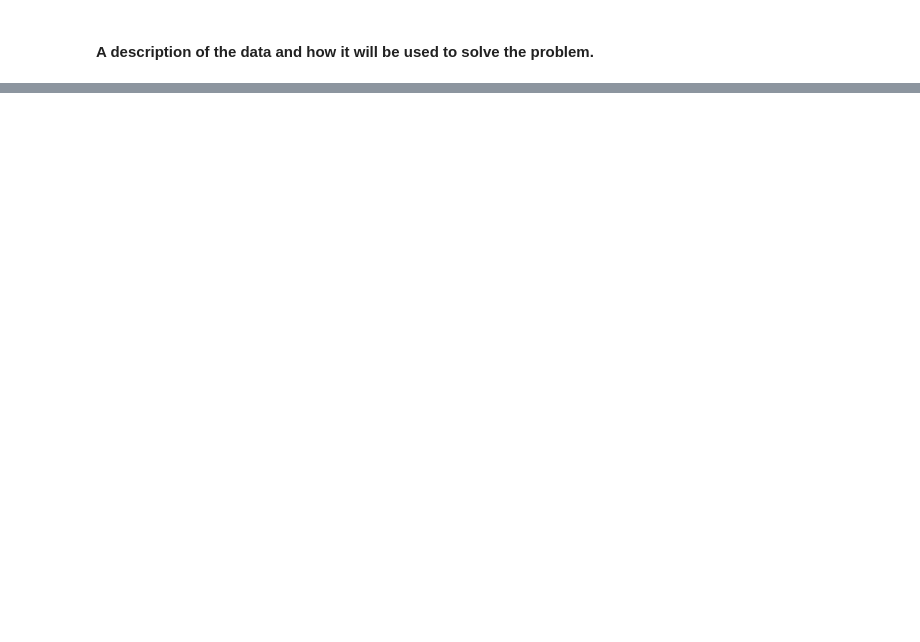
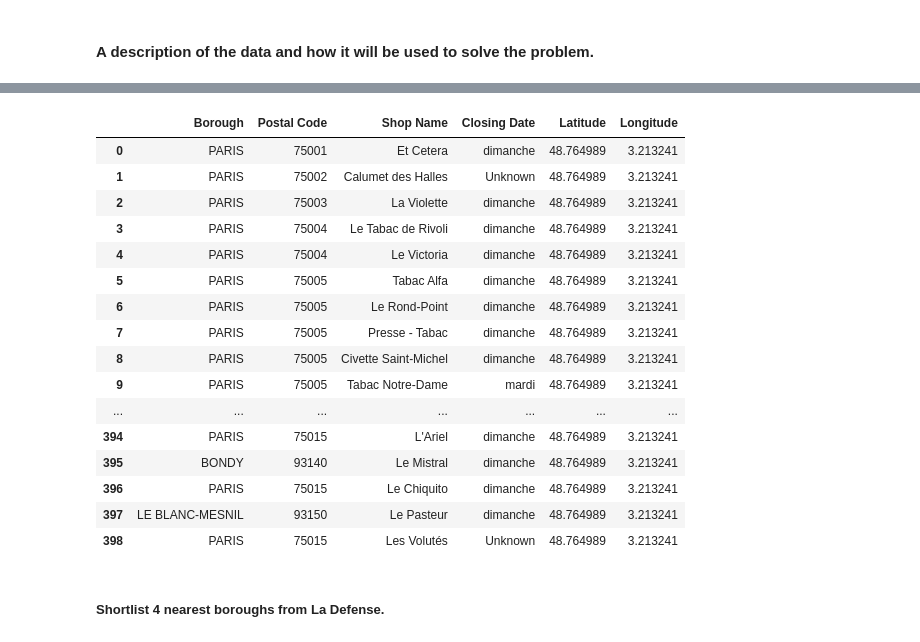
Before and after one commit to HyokyungTH/Coursera_capstone, a Jupyter notebook: Capstone Project - The Battle of Neighborhoods.ipynb, the cells around one changed output, grey strips where cells are left out. Drawn from its saved outputs; the diff is of its cells as text; code cells hidden in the pictures; blank space fills up the shorter version.

```diff
--- a/Capstone Project - The Battle of Neighborhoods.ipynb
+++ b/Capstone Project - The Battle of Neighborhoods.ipynb
@@ -27,0 +229,4 @@ In addition to those tools, we'll analyze the average number of public transport
+# %%
+df_bors_near_ld = idf_dep_bor.query("Borough in ['PUTEAUX','COURBEVOIE','NANTERRE','LA GARENNE-COLOMBES']")
+df_bors_near_ld.head()
+df_bors_near_ld
@@ -27,0 +289,4 @@ In addition to those tools, we'll analyze the average number of public transport
+# %%
+# open this json file and rename it as ile-de-france-data
+with open('liste-des-commerces-de-proximite-agrees-ratp.json') as json_data:
+    commerces_near_trans = json.load(json_data)
@@ -27,0 +308,49 @@ In addition to those tools, we'll analyze the average number of public transport
+# %%
+# define the data frame columns
+# In France, Department has more or less a notion of Department, Neighborhood has a sense of Borough.
+column_names = ['Borough','Postal Code','Shop Name','Closing Date','Latitude', 'Longitude']
+
+# instantiate the dataframe for sorting out departments and its boroughs
+shops_near_trans = pd.DataFrame(columns=column_names)
+# %%
+# Loop through the data and fill the data frame one row at a time.
+for data in commerces_near_trans:
+    borough = data['fields']['ville']
+    postal_code = data['fields']['code_postal']
+    shop_name = data['fields']['tco_libelle']
+    closing_date = data['fields']['dea_fermeture'] if 'dea_fermeture' in data['fields'] else 'Unknown'
+
+    shops_near_trans_latlon = commerces_near_trans_latlon = data['geometry']['coordinates']
+    shops_near_trans_lat = commerces_near_trans_latlon[1]
+    shops_near_trans_lon = commerces_near_trans_latlon[0]
+
+    shops_near_trans = shops_near_trans.append({'Borough': borough,
+                                          'Postal Code': postal_code,
+                                          'Shop Name': shop_name,
+                                          'Closing Date': closing_date,
+                                          'Latitude': idf_region_lat,
+                                          'Longitude': idf_region_lon}, ignore_index=True)
+# %%
+# Let's visualize what our dataframe columns look like
+# to deploy 'for loops' to fill the follwoing rows with the adequate data.
+shops_near_trans
+# %% [output]
+|  | Borough | Postal Code | Shop Name | Closing Date | Latitude | Longitude |
+| 0 | PARIS | 75001 | Et Cetera | dimanche | 48.764989 | 3.213241 |
+| 1 | PARIS | 75002 | Calumet des Halles | Unknown | 48.764989 | 3.213241 |
+| 2 | PARIS | 75003 | La Violette | dimanche | 48.764989 | 3.213241 |
+| 3 | PARIS | 75004 | Le Tabac de Rivoli | dimanche | 48.764989 | 3.213241 |
+| 4 | PARIS | 75004 | Le Victoria | dimanche | 48.764989 | 3.213241 |
+| 5 | PARIS | 75005 | Tabac Alfa | dimanche | 48.764989 | 3.213241 |
+| 6 | PARIS | 75005 | Le Rond-Point | dimanche | 48.764989 | 3.213241 |
+| 7 | PARIS | 75005 | Presse - Tabac | dimanche | 48.764989 | 3.213241 |
+| 8 | PARIS | 75005 | Civette Saint-Michel | dimanche | 48.764989 | 3.213241 |
+| 9 | PARIS | 75005 | Tabac Notre-Dame | mardi | 48.764989 | 3.213241 |
+| ... | ... | ... | ... | ... | ... | ... |
+| 394 | PARIS | 75015 | L'Ariel | dimanche | 48.764989 | 3.213241 |
+| 395 | BONDY | 93140 | Le Mistral | dimanche | 48.764989 | 3.213241 |
+| 396 | PARIS | 75015 | Le Chiquito | dimanche | 48.764989 | 3.213241 |
+| 397 | LE BLANC-MESNIL | 93150 | Le Pasteur | dimanche | 48.764989 | 3.213241 |
+| 398 | PARIS | 75015 | Les Volutés | Unknown | 48.764989 | 3.213241 |
+# %% [markdown]
+##### Shortlist 4 nearest boroughs from La Defense.
```
Also changed, not shown: parts of 90 cells of this notebook.
